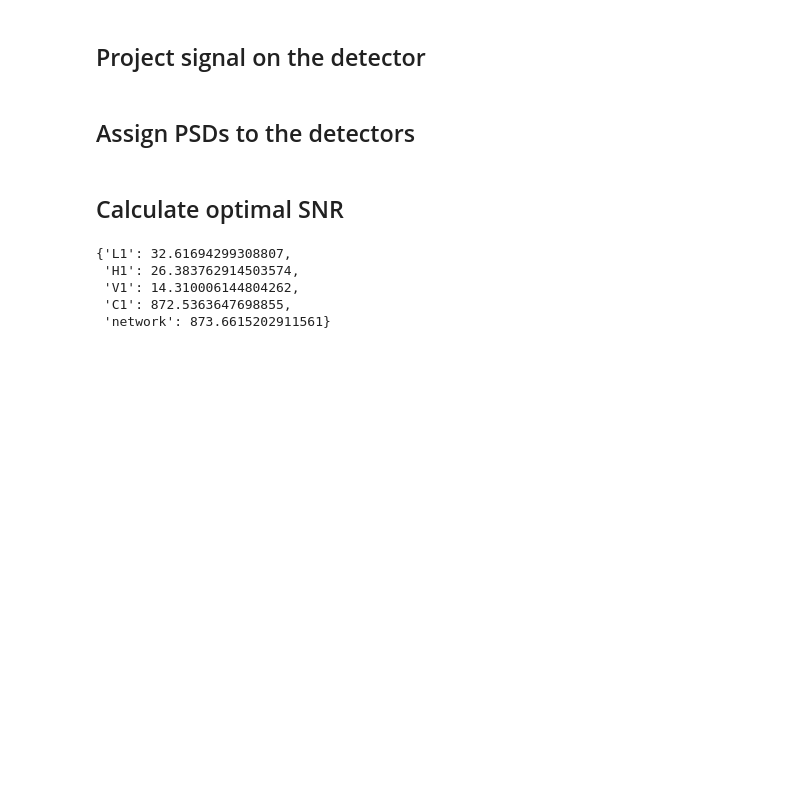
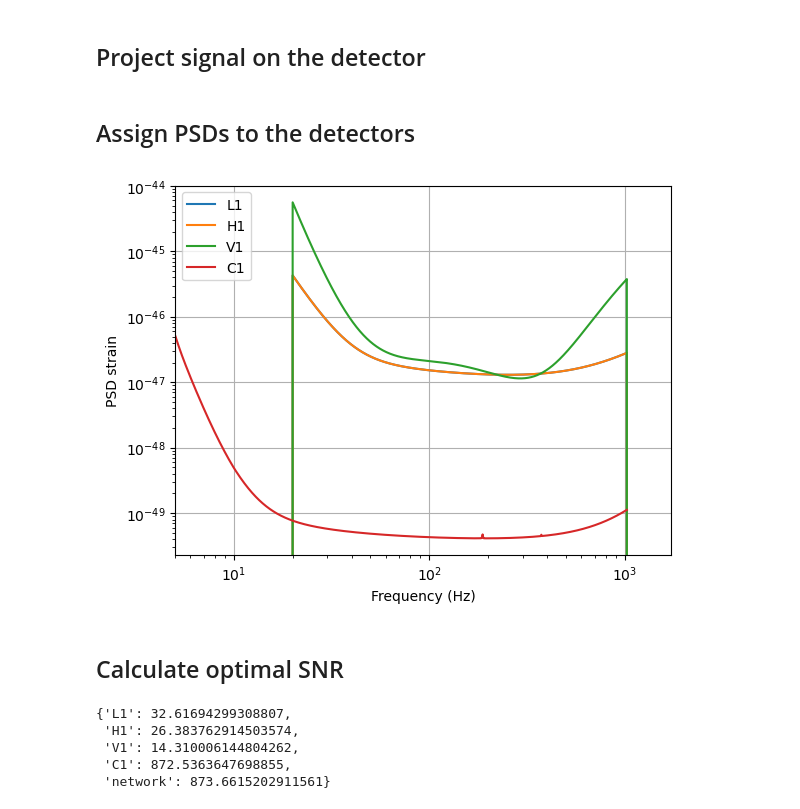
Before and after one commit to divyajyoti09/tutorials, a Jupyter notebook: calc_SNR_PyCBC.ipynb, the cells around one changed output. Cells and saved outputs as stored; diff of their text form; code cells hidden in the pictures; blank space fills up the shorter version.

```diff
--- a/calc_SNR_PyCBC.ipynb
+++ b/calc_SNR_PyCBC.ipynb
@@ -109,6 +109,16 @@ psds = {
     # To add PSD from a PSD file
     'C1': pycbc.psd.read.from_txt('CE40-psd.txt', len(ht['C1']), ht['C1'].delta_f, 5, is_asd_file=False)
 }
+# %%
+for det in detectors:
+    plt.loglog(psds[det].sample_frequencies, psds[det], label=det)
+plt.legend()
+plt.xlim(5,)
+plt.xlabel('Frequency (Hz)')
+plt.ylabel('PSD strain')
+plt.grid()
+# %% [output]
+[figure, added]
 # %% [markdown]
 ## Calculate optimal SNR
 # %%
```
